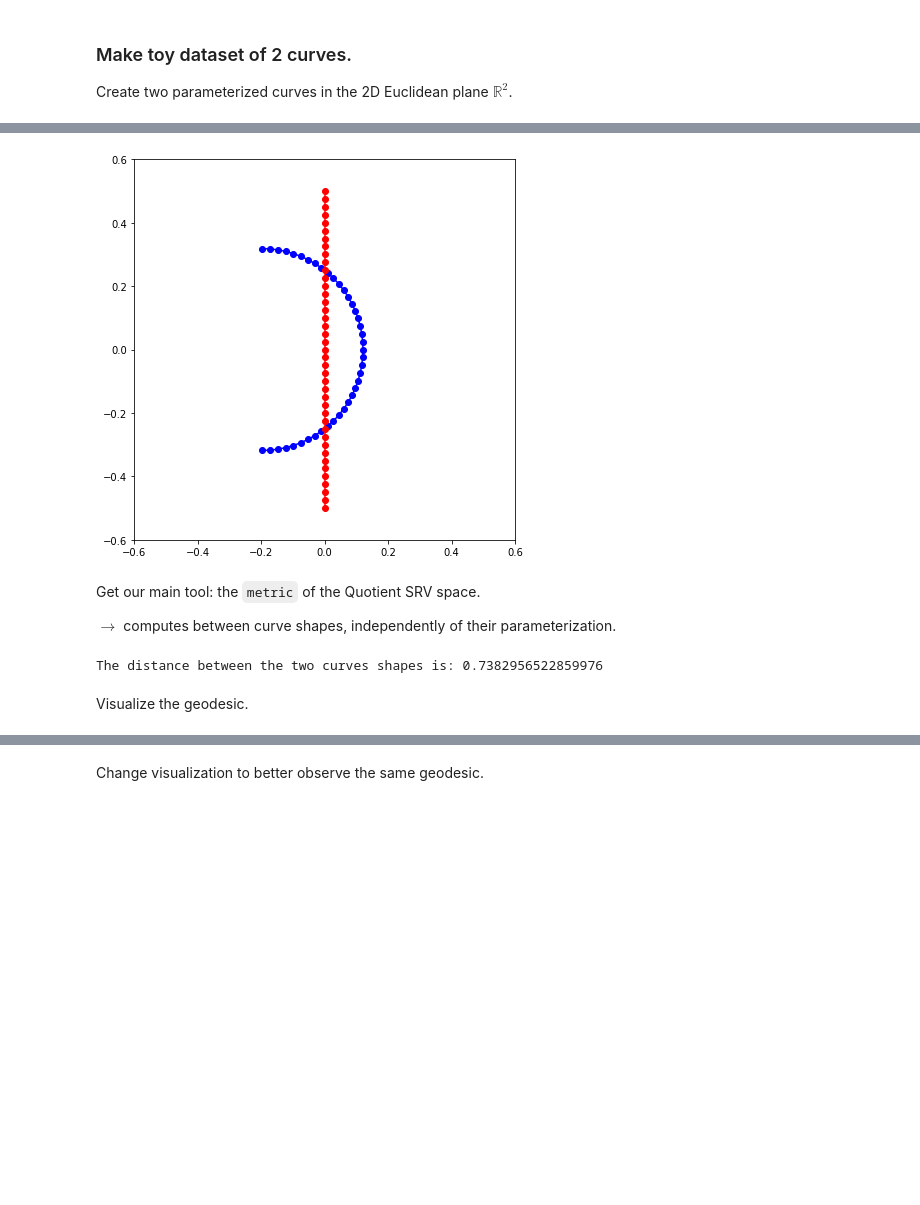
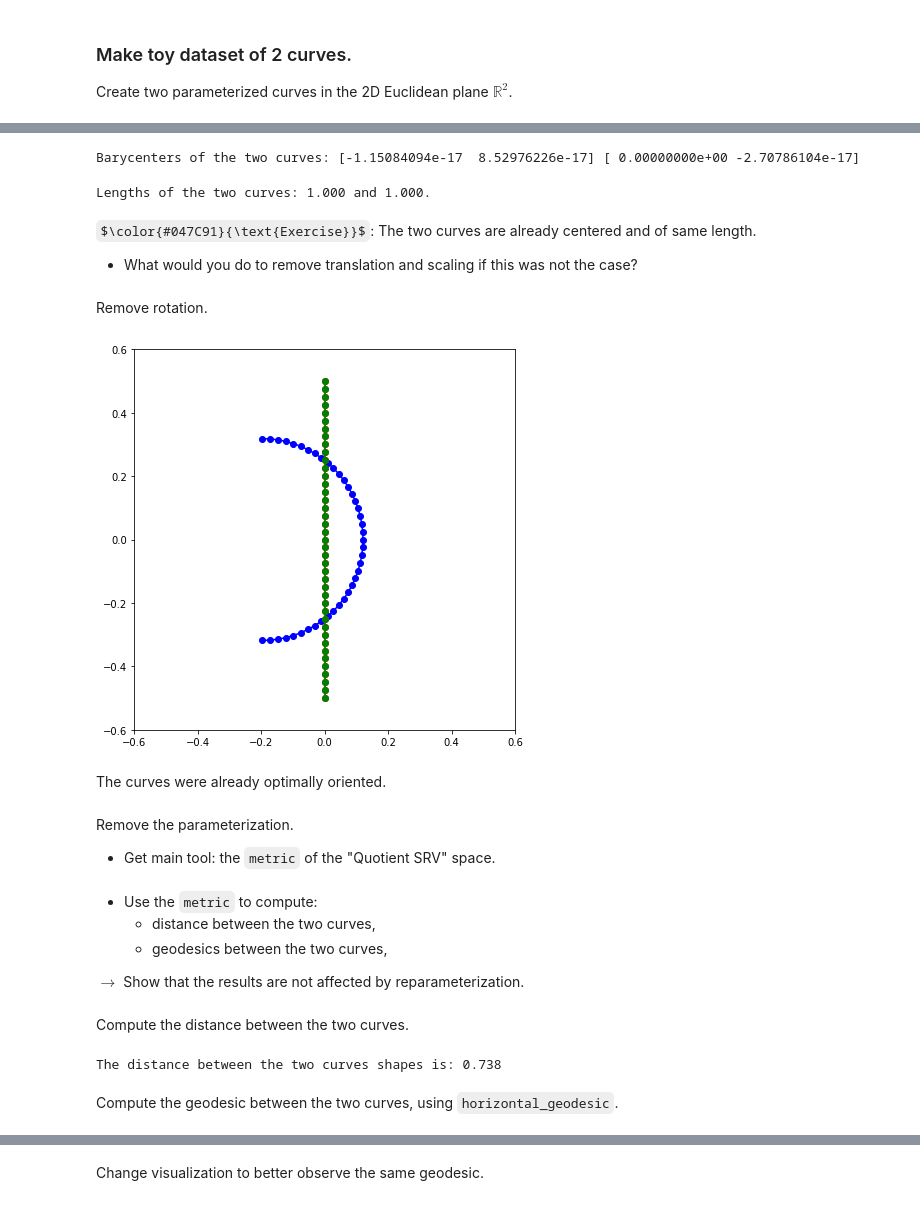
Before and after one commit to geometric-intelligence/ece594n, a Jupyter notebook: lectures/02_b_curves.ipynb, the cells around one changed output, grey strips where cells are left out. Saved outputs shown, nothing was run; the diff lists cells and outputs as text; code cells hidden in the pictures; some formulas as TeX source; blank space fills up the shorter version.

```diff
--- a/lectures/02_b_curves.ipynb
+++ b/lectures/02_b_curves.ipynb
@@ -192,15 +219,10 @@ Sample points along these curves to turn them into discrete curves.
 import numpy as np
 import matplotlib.pyplot as plt
 
-n_sampling_points = 40
-sampling_points = np.linspace(0.0, 1.0, n_sampling_points + 1)
-curve_a = parametrized_curve_a(sampling_points); curve_a -= np.mean(curve_a, axis=0)
-curve_b = parametrized_curve_b(sampling_points); curve_b -= np.mean(curve_b, axis=0)
+n_sampling_points = 41
+sampling_points = np.linspace(0.0, 1.0, n_sampling_points)
+curve_a0 = parametrized_curve_a(sampling_points); curve_a = curve_a0 - np.mean(curve_a0, axis=0)
+curve_b0 = parametrized_curve_b(sampling_points); curve_b = curve_b0 - np.mean(curve_b0, axis=0)
 print(curve_a.shape, curve_b.shape)
-
-len_a = sum([np.linalg.norm(curve_a[i] - curve_a[i-1]) for i in range(1, n_sampling_points)])
-len_b = sum([np.linalg.norm(curve_b[i] - curve_b[i-1]) for i in range(1, n_sampling_points)])
-
-print("Lengths of the two curves:", len_a, len_b)
 # %% [output]
 (41, 2) (41, 2)
@@ -212,11 +240,36 @@ Visualize the curves.
+# %%
+bar_a = np.mean(curve_a, axis=0); bar_b = np.mean(curve_b, axis=0)
+print("Barycenters of the two curves:", bar_a, bar_b)
+# %% [output]
+Barycenters of the two curves: [-1.15084094e-17  8.52976226e-17] [ 0.00000000e+00 -2.70786104e-17]
+# %%
+len_a = sum([np.linalg.norm(curve_a[i] - curve_a[i-1]) for i in range(1, n_sampling_points)])
+len_b = sum([np.linalg.norm(curve_b[i] - curve_b[i-1]) for i in range(1, n_sampling_points)])
+print(f"Lengths of the two curves: {len_a:.3f} and {len_b:.3f}.")
+# %% [output]
+Lengths of the two curves: 1.000 and 1.000.
+# %% [markdown]
+$\color{#047C91}{\text{Exercise}}$: The two curves are already centered and of same length.
+- What would you do to remove translation and scaling if this was not the case?
+# %%
+from geomstats.geometry.pre_shape import PreShapeSpace
+
+preshape = PreShapeSpace(k_landmarks=n_sampling_points+1, m_ambient=2)
+curve_b_bis = preshape.projection(curve_a); curve_a_bis = preshape.projection(curve_a)
+# %% [markdown]
+Remove rotation.
 # %%
+curve_b_bis = preshape.align(curve_b, base_point=curve_a)
 fig, ax = plt.subplots(1, 1, figsize=(7, 7))
 ax.plot(curve_a[:, 0], curve_a[:, 1], "o-b")
 ax.plot(curve_b[:, 0], curve_b[:, 1], "o-r")
+ax.plot(curve_b_bis[:, 0], curve_b_bis[:, 1], "o-g")
 ax.set_aspect('equal'); ax.set_ylim((-0.6, 0.6)); ax.set_xlim((-0.6, 0.6));
 # %% [output]
-[figure, old version]
+[figure, new version]
+# %% [markdown]
+The curves were already optimally oriented.
 # %% [markdown]
-Get our main tool: the `metric` of the Quotient SRV space.
+Remove the parameterization.
 
-$\rightarrow$ computes between curve shapes, independently of their parameterization.
+- Get main tool: the `metric` of the "Quotient SRV" space.
@@ -223,10 +278,16 @@ $\rightarrow$ computes between curve shapes, independently of their parameteriza
+# %% [markdown]
+- Use the `metric` to compute:
+  - distance between the two curves,
+  - geodesics between the two curves,
+
+$\rightarrow$ Show that the results are not affected by reparameterization.
+# %% [markdown]
+Compute the distance between the two curves.
 # %%
-metric = curves_r2.quotient_square_root_velocity_metric
-
 dist_ab = metric.dist(curve_a, curve_b)
-print(f"The distance between the two curves shapes is: {dist_ab}")
+print(f"The distance between the two curves shapes is: {dist_ab:.3f}")
 # %% [output]
-The distance between the two curves shapes is: 0.7382956522859976
+The distance between the two curves shapes is: 0.738
 # %% [markdown]
-Visualize the geodesic.
+Compute the geodesic between the two curves, using `horizontal_geodesic`.
 # %%
```
Also changed, not shown: parts of 50 cells of this notebook, 5 other files.
